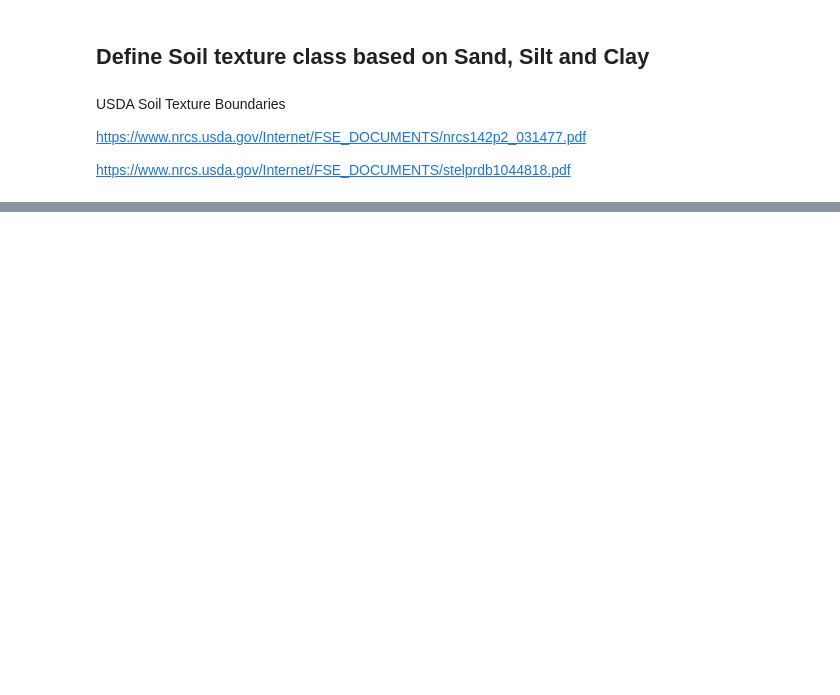
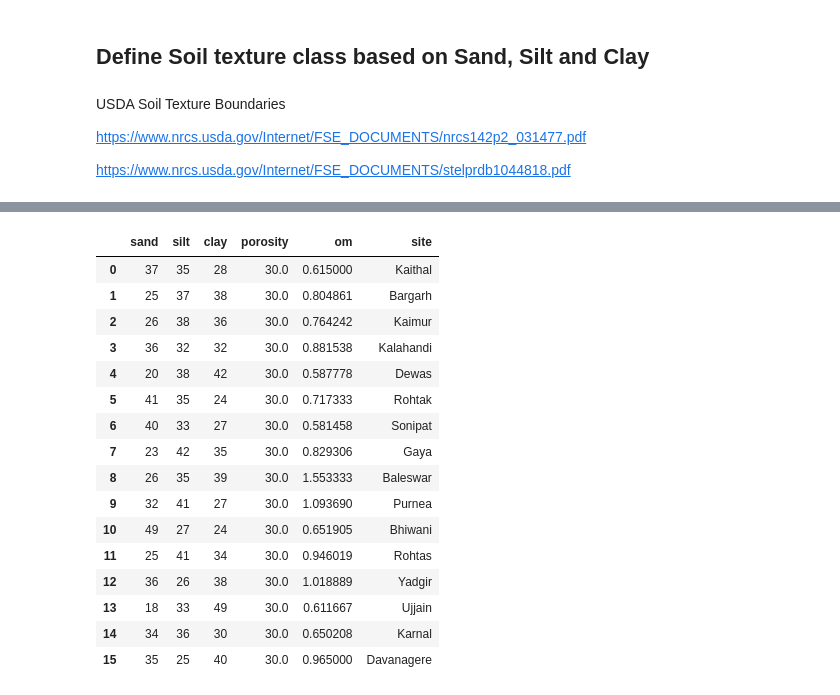
Before and after one commit to mishagrol/SoilTriangle, a Jupyter notebook: SoilClasesByUSDA.ipynb, the cells around one changed output, grey strips where cells are left out. Cells and saved outputs as stored; diff of their text form; code cells hidden in the pictures; blank space fills up the shorter version.

```diff
--- a/SoilClasesByUSDA.ipynb
+++ b/SoilClasesByUSDA.ipynb
@@ -18,7 +19,7 @@ def soil_texture_classifier(soil_properties):
 
     """
     sand,silt,clay = list(soil_properties)
-    assert (type(x)==float)or(type(x)==int), 'Houston, we have problems: Sand, Silt, Clay should be float or int (54,4% or 44%)'
+    assert (type(sand)==float)or(type(silt)==int), 'Houston, we have problems: Sand, Silt, Clay should be float or int (54,4% or 44%)'
     assert np.round(silt+clay+sand, decimals=1) == 100, 'Houston, we have problems: Sand, Silt, Clay should be bigger 0 and less 100'
     soil_type='random soil'
     if sand>=85 and silt+(1.5*clay)<15:
@@ -56,0 +74,19 @@ df_xls['Soil Health Index'] = np.random.randint(3, high=6, size=len(df_xls))
+# %%
+path = '../soilgrids/points_India/final_points/'
+df_test = pd.DataFrame()
+for file in os.listdir(path):
+    try:
+
+        df = pd.read_excel(os.path.join(path, file, f'{file}_soil_data.xlsx'), engine='openpyxl')
+        df['Sand, (%)'] = 100 - (df['Silt, (%)'] + df['Clay, (%)'])
+        soil_type = soil_texture_classifier(df[['Sand, (%)', 'Silt, (%)', 'Clay, (%)']].mean())
+        print(file, soil_type)
+        clay = int(df['Clay, (%)'].mean())
+        silt = int(df['Silt, (%)'].mean())
+        sand = 100 - clay - silt
+        row = [sand, silt, clay, 30, \
+               df['Organic Carbon (%)'].mean(),df['District'].values[0]]
+
+        df_test= df_test.append(pd.Series(row), ignore_index=True)
+    except:
+        continue
@@ -56,0 +110,4 @@ df_xls['Soil Health Index'] = np.random.randint(3, high=6, size=len(df_xls))
+# %%
+df_test.columns = ["sand","silt","clay","porosity","om","site"]
+df_test[["sand","silt","clay"]] = df_test[["sand","silt","clay"]].astype(int)
+df_test.to_csv('test_csv_soil.csv')
@@ -56,0 +120,20 @@ df_xls['Soil Health Index'] = np.random.randint(3, high=6, size=len(df_xls))
+# %%
+df_test
+# %% [output]
+|  | sand | silt | clay | porosity | om | site |
+| 0 | 37 | 35 | 28 | 30.0 | 0.615000 | Kaithal |
+| 1 | 25 | 37 | 38 | 30.0 | 0.804861 | Bargarh |
+| 2 | 26 | 38 | 36 | 30.0 | 0.764242 | Kaimur |
+| 3 | 36 | 32 | 32 | 30.0 | 0.881538 | Kalahandi |
+| 4 | 20 | 38 | 42 | 30.0 | 0.587778 | Dewas |
+| 5 | 41 | 35 | 24 | 30.0 | 0.717333 | Rohtak |
+| 6 | 40 | 33 | 27 | 30.0 | 0.581458 | Sonipat |
+| 7 | 23 | 42 | 35 | 30.0 | 0.829306 | Gaya |
+| 8 | 26 | 35 | 39 | 30.0 | 1.553333 | Baleswar |
+| 9 | 32 | 41 | 27 | 30.0 | 1.093690 | Purnea |
+| 10 | 49 | 27 | 24 | 30.0 | 0.651905 | Bhiwani |
+| 11 | 25 | 41 | 34 | 30.0 | 0.946019 | Rohtas |
+| 12 | 36 | 26 | 38 | 30.0 | 1.018889 | Yadgir |
+| 13 | 18 | 33 | 49 | 30.0 | 0.611667 | Ujjain |
+| 14 | 34 | 36 | 30 | 30.0 | 0.650208 | Karnal |
+| 15 | 35 | 25 | 40 | 30.0 | 0.965000 | Davanagere |
```
Also changed, not shown: parts of 9 cells of this notebook, 11 other files.
